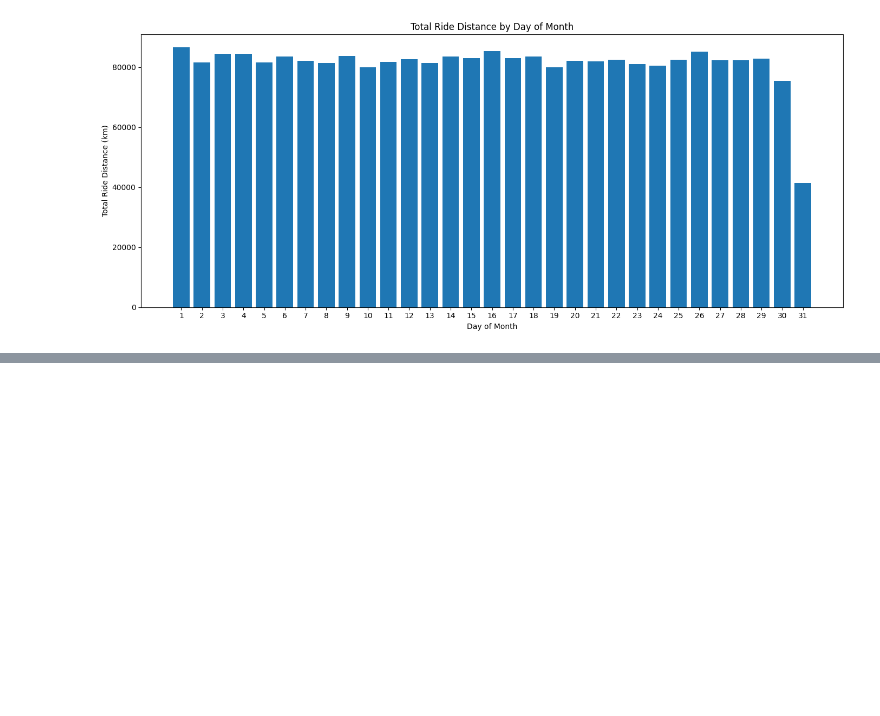
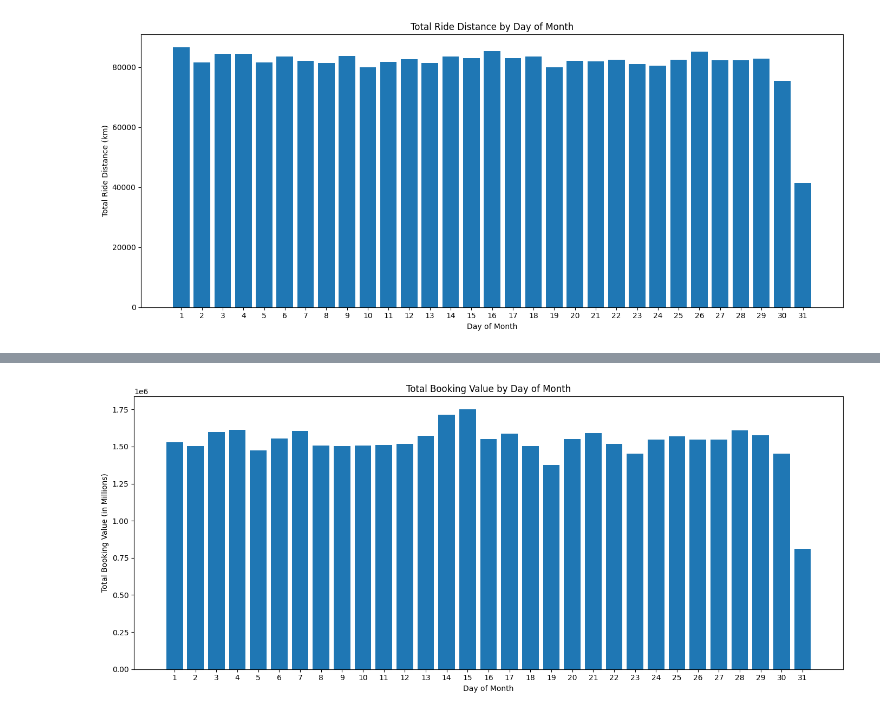
Before and after one commit to shri4916/EDA_Project_Uber, a Jupyter notebook: Uber_Go.ipynb, the cells around one changed output, grey strips where cells are left out. Saved outputs shown, nothing was run; the diff lists cells and outputs as text; code cells hidden in the pictures; blank space fills up the shorter version.

```diff
--- a/Uber_Go.ipynb
+++ b/Uber_Go.ipynb
@@ -344,0 +388,30 @@ plt.show()
+# %%
+# Total Completed Booking values per Day of month
+
+df['Date'] = pd.to_datetime(df['Date'])
+
+# Extract day name
+df['Day'] = df['Date'].dt.day
+
+df_completed = df[df['Booking Status'] == 'Completed']
+day_month_booking_value = (
+    df_completed.groupby('Day')['Booking Value']
+      .sum()
+      .reindex(range(1, 32), fill_value=0)
+      .reset_index()
+)
+
+plt.figure(figsize=(14, 6))
+plt.bar(
+    day_month_booking_value['Day'],
+    day_month_booking_value['Booking Value']
+)
+
+plt.xlabel('Day of Month')
+plt.ylabel('Total Booking Value (in Millions)')
+plt.title('Total Booking Value by Day of Month')
+plt.xticks(range(1, 32))
+plt.tight_layout()
+plt.show()
+# %% [output]
+[figure, added]
```
Also changed, not shown: parts of 15 cells of this notebook.
